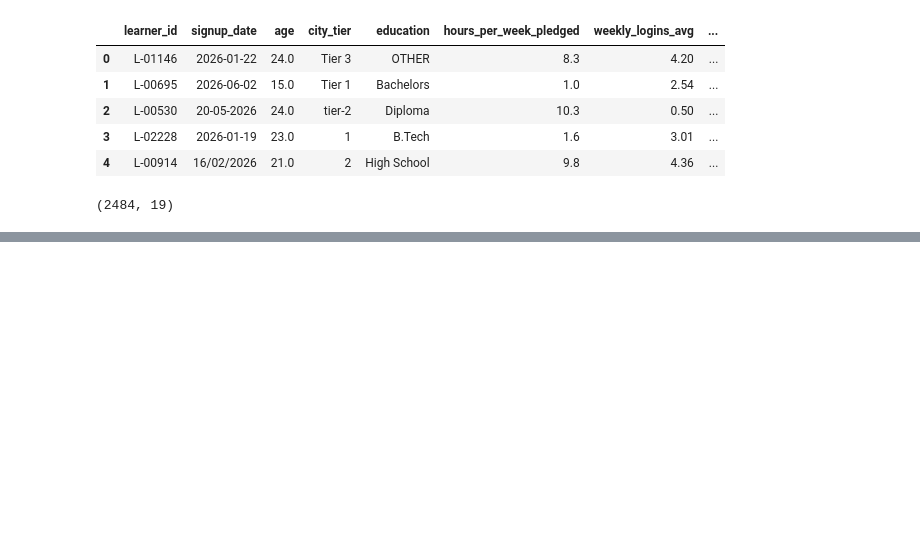
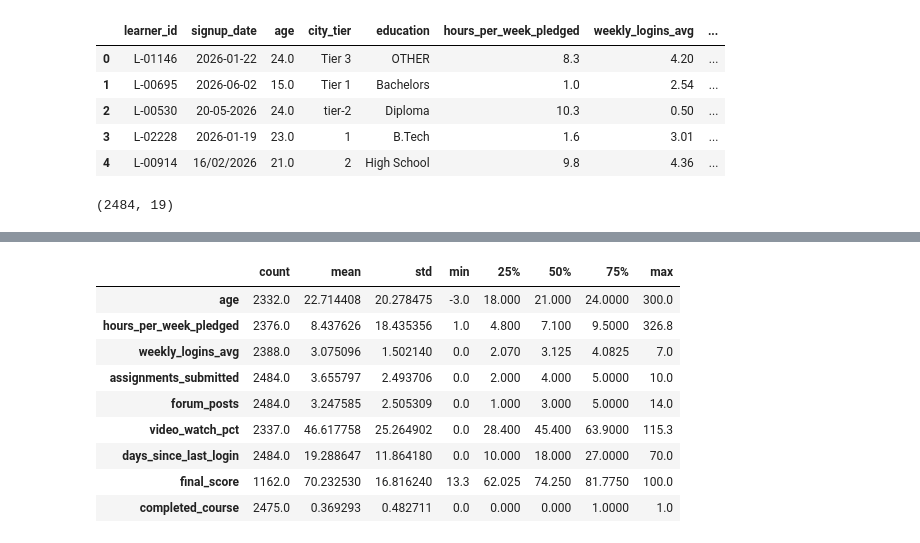
Before and after one commit to Prototype361/Course-completion-predictor, a Jupyter notebook: Notebooks/ML_Assignment.ipynb, the cells around one changed output, grey strips where cells are left out. Saved outputs shown, nothing was run; the diff lists cells and outputs as text; code cells hidden in the pictures; blank space fills up the shorter version.

```diff
--- a/Notebooks/ML_Assignment.ipynb
+++ b/Notebooks/ML_Assignment.ipynb
@@ -25,0 +140,13 @@ Index(['learner_id', 'signup_date', 'age', 'city_tier', 'education',
+# %%
+train_df.describe().T
+# %% [output]
+|  | count | mean | std | min | 25% | 50% | 75% | max |
+| age | 2332.0 | 22.714408 | 20.278475 | -3.0 | 18.000 | 21.000 | 24.0000 | 300.0 |
+| hours_per_week_pledged | 2376.0 | 8.437626 | 18.435356 | 1.0 | 4.800 | 7.100 | 9.5000 | 326.8 |
+| weekly_logins_avg | 2388.0 | 3.075096 | 1.502140 | 0.0 | 2.070 | 3.125 | 4.0825 | 7.0 |
+| assignments_submitted | 2484.0 | 3.655797 | 2.493706 | 0.0 | 2.000 | 4.000 | 5.0000 | 10.0 |
+| forum_posts | 2484.0 | 3.247585 | 2.505309 | 0.0 | 1.000 | 3.000 | 5.0000 | 14.0 |
+| video_watch_pct | 2337.0 | 46.617758 | 25.264902 | 0.0 | 28.400 | 45.400 | 63.9000 | 115.3 |
+| days_since_last_login | 2484.0 | 19.288647 | 11.864180 | 0.0 | 10.000 | 18.000 | 27.0000 | 70.0 |
+| final_score | 1162.0 | 70.232530 | 16.816240 | 13.3 | 62.025 | 74.250 | 81.7750 | 100.0 |
+| completed_course | 2475.0 | 0.369293 | 0.482711 | 0.0 | 0.000 | 0.000 | 1.0000 | 1.0 |
```
Also changed, not shown: parts of 37 cells of this notebook, 1 other file.
